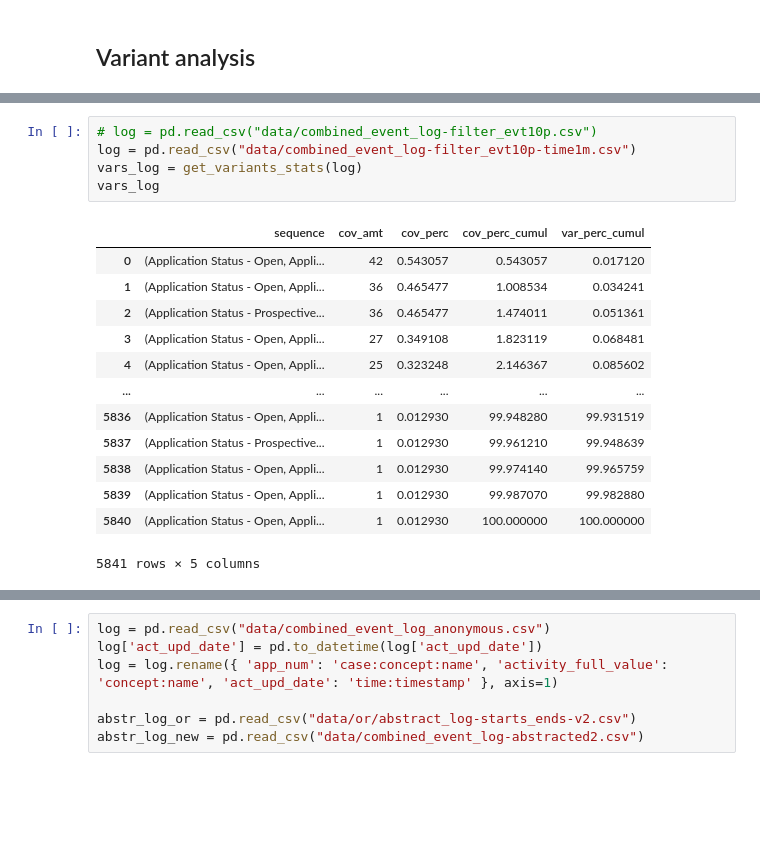
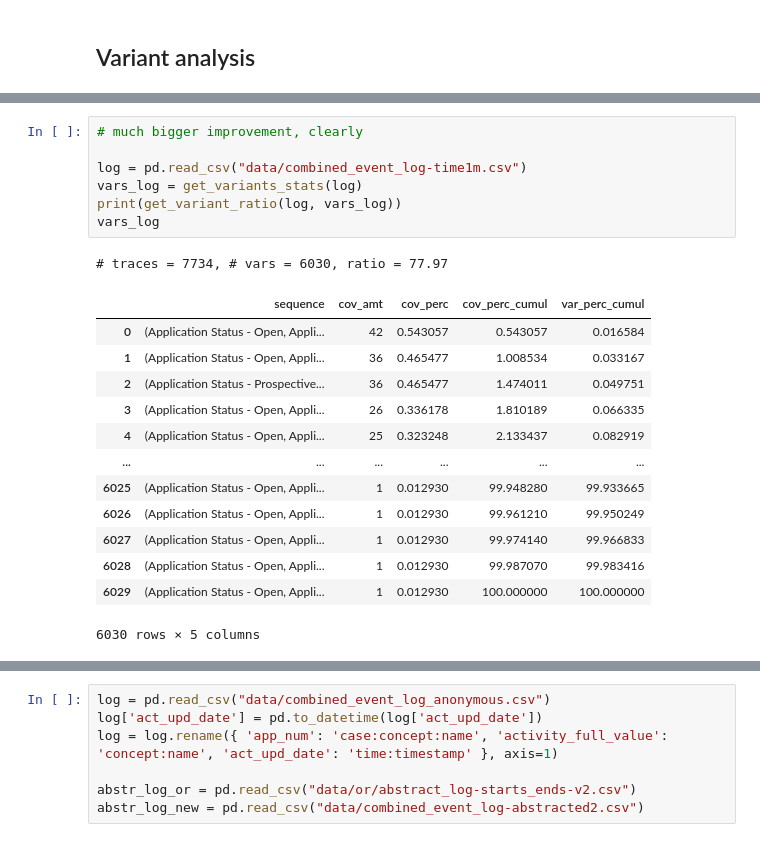
Before and after one commit to ProcessMining-uOttawa/ircc, a Jupyter notebook: ircc-lifecycles-new.ipynb, the cells around one changed output, grey strips where cells are left out. Drawn from its saved outputs; the diff is of its cells as text; blank space fills up the shorter version.

```diff
--- a/ircc-lifecycles-new.ipynb
+++ b/ircc-lifecycles-new.ipynb
@@ -41,19 +77,22 @@ from variant_stats import get_variants_stats, get_variant_ratio, get_variant_cov
 # %%
-# log = pd.read_csv("data/combined_event_log-filter_evt10p.csv")
-log = pd.read_csv("data/combined_event_log-filter_evt10p-time1m.csv")
+# much bigger improvement, clearly
+
+log = pd.read_csv("data/combined_event_log-time1m.csv")
 vars_log = get_variants_stats(log)
+print(get_variant_ratio(log, vars_log))
 vars_log
 # %% [output]
+# traces = 7734, # vars = 6030, ratio = 77.97
 |  | sequence | cov_amt | cov_perc | cov_perc_cumul | var_perc_cumul |
-| 0 | (Application Status - Open, Appli... | 42 | 0.543057 | 0.543057 | 0.017120 |
-| 1 | (Application Status - Open, Appli... | 36 | 0.465477 | 1.008534 | 0.034241 |
-| 2 | (Application Status - Prospective... | 36 | 0.465477 | 1.474011 | 0.051361 |
-| 3 | (Application Status - Open, Appli... | 27 | 0.349108 | 1.823119 | 0.068481 |
-| 4 | (Application Status - Open, Appli... | 25 | 0.323248 | 2.146367 | 0.085602 |
+| 0 | (Application Status - Open, Appli... | 42 | 0.543057 | 0.543057 | 0.016584 |
+| 1 | (Application Status - Open, Appli... | 36 | 0.465477 | 1.008534 | 0.033167 |
+| 2 | (Application Status - Prospective... | 36 | 0.465477 | 1.474011 | 0.049751 |
+| 3 | (Application Status - Open, Appli... | 26 | 0.336178 | 1.810189 | 0.066335 |
+| 4 | (Application Status - Open, Appli... | 25 | 0.323248 | 2.133437 | 0.082919 |
 | ... | ... | ... | ... | ... | ... |
-| 5836 | (Application Status - Open, Appli... | 1 | 0.012930 | 99.948280 | 99.931519 |
-| 5837 | (Application Status - Prospective... | 1 | 0.012930 | 99.961210 | 99.948639 |
-| 5838 | (Application Status - Open, Appli... | 1 | 0.012930 | 99.974140 | 99.965759 |
-| 5839 | (Application Status - Open, Appli... | 1 | 0.012930 | 99.987070 | 99.982880 |
-| 5840 | (Application Status - Open, Appli... | 1 | 0.012930 | 100.000000 | 100.000000 |
+| 6025 | (Application Status - Open, Appli... | 1 | 0.012930 | 99.948280 | 99.933665 |
+| 6026 | (Application Status - Open, Appli... | 1 | 0.012930 | 99.961210 | 99.950249 |
+| 6027 | (Application Status - Open, Appli... | 1 | 0.012930 | 99.974140 | 99.966833 |
+| 6028 | (Application Status - Open, Appli... | 1 | 0.012930 | 99.987070 | 99.983416 |
+| 6029 | (Application Status - Open, Appli... | 1 | 0.012930 | 100.000000 | 100.000000 |
-5841 rows × 5 columns
+6030 rows × 5 columns
```
Also changed, not shown: parts of 69 cells of this notebook, 9 other files.
